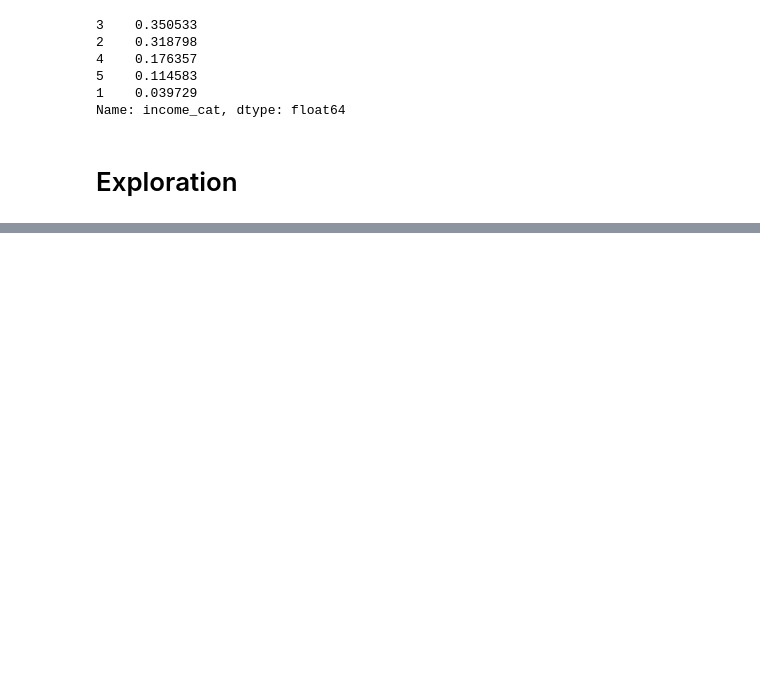
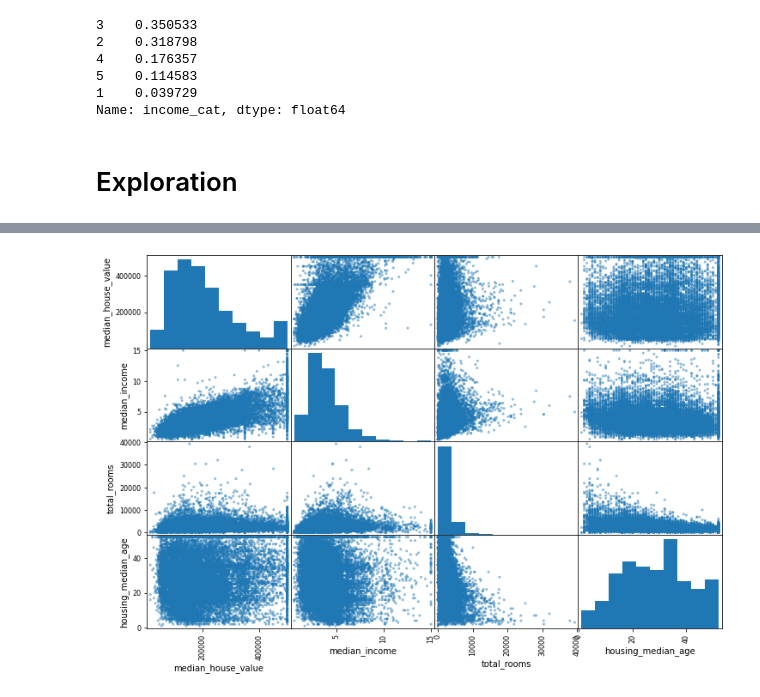
Before and after one commit to jivemachine/hands-on-machine-learning-with-scikit-learn-keras-and-tensorflow, a Jupyter notebook: chapter-2.ipynb, the cells around one changed output, grey strips where cells are left out. Saved outputs shown, nothing was run; the diff lists cells and outputs as text; code cells hidden in the pictures; blank space fills up the shorter version.

```diff
--- a/chapter-2.ipynb
+++ b/chapter-2.ipynb
@@ -221,0 +273,8 @@ for set_ in (strat_test_set, strat_train_set):
+# %%
+# using pandas.plotting to get a focused corr matrix on attributes most correlated with median house value
+attributes = ['median_house_value', 'median_income', 'total_rooms',
+             'housing_median_age']
+scatter_matrix(housing[attributes], figsize=(12,8))
+plt.show()
+# %% [output]
+[figure, added]
```
Also changed, not shown: parts of 12 cells of this notebook.
